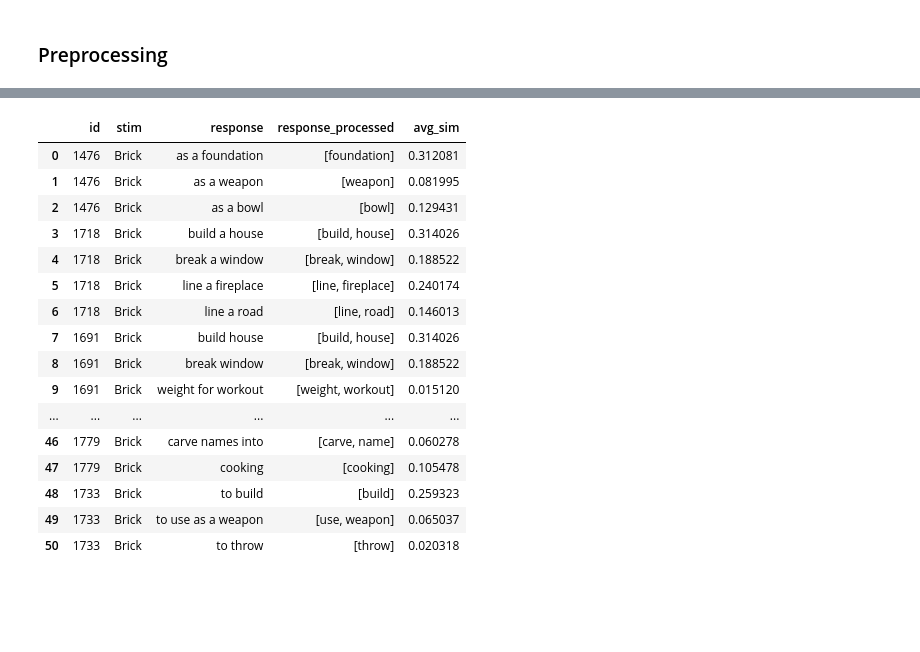
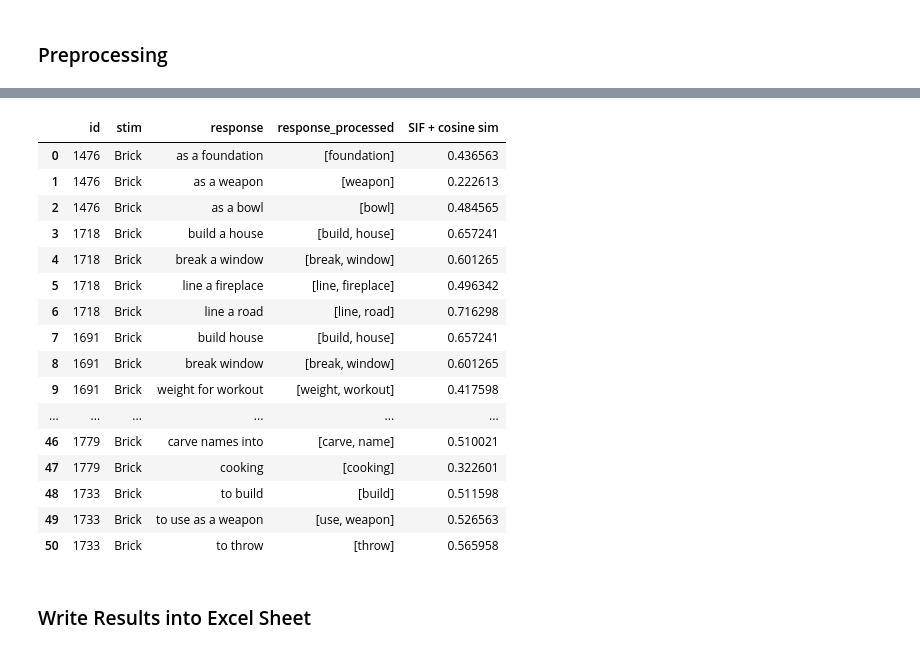
Before and after one commit to DijunQuant/AUT-Scoring, a Jupyter notebook: scripts/novelty_algo.ipynb, the cells around one changed output, grey strips where cells are left out. Saved outputs shown, nothing was run; the diff lists cells and outputs as text; code cells hidden in the pictures; blank space fills up the shorter version.

Commit message:
lots of stuff with sif and writing excel sheets

```diff
--- a/scripts/novelty_algo.ipynb
+++ b/scripts/novelty_algo.ipynb
@@ -115,10 +167 @@ test
-# %%
-# corpus = api.load('text8')
-# word_model = Word2Vec(corpus)
-
-# on pc
-word_model = KeyedVectors.load_word2vec_format("C:/Users/jhec8/Documents/Northwestern_SROP/GoogleNews-vectors-negative300.bin", binary=True)
-
-# on mac
-# word_model = KeyedVectors.load_word2vec_format("/Users/johnhenrycruz/Desktop/Northwestern_SROP/GoogleNews-vectors-negative300.bin", binary=True)
 # %%
@@ -133,35 +255,51 @@ def get_similarity(prompt, list):
+# %%
+# method to calculate cosine similarity
+def get_cosine_similarity(feature_vec_1, feature_vec_2):
+    return cosine_similarity(feature_vec_1.reshape(1, -1), feature_vec_2.reshape(1, -1))[0][0]
+# %%
+def get_similarity_word2vec_sif_cosinesim(prompt, response, word_model):
+    # get the SIF adjusted vectors
+    vectors = get_sif_feature_vectors(prompt, response, word_model)
+    # return the cosine similarity
+    return get_cosine_similarity(vectors[0], vectors[1])
 # %%
-def get_novelty(df, prompt):
-    novel_rating_df = get_cleaned_responses(df)
+def get_novelty_word2vec_sif_cosinesim(df, prompt, stopwords_list, word_model):
+    # clean the responses
+    novel_rating_df = get_cleaned_responses(df, stopwords_list)
     cleaned_responses = novel_rating_df['response_processed'].tolist()
     avg_sim_list = []
 
     # implement algo
+    # pass in clean responses
     for response in cleaned_responses:
-        avg_sim_list.append(get_similarity(prompt, response))
+        # add novelty rating to list
+        avg_sim_list.append(get_similarity_word2vec_sif_cosinesim(prompt, response, word_model))
 
-    novel_rating_df['avg_sim'] = avg_sim_list
+    # add novelty rating list to dataframe
+    novel_rating_df['SIF + cosine sim'] = avg_sim_list
 
     # new column with novelty rating
     return novel_rating_df
-# %%
-data_brick_novelty = get_novelty(data_brick, "brick")
-data_brick_novelty
-# %% [output]
-|  | id | stim | response | response_processed | avg_sim |
-| 0 | 1476 | Brick | as a foundation | [foundation] | 0.312081 |
-| 1 | 1476 | Brick | as a weapon | [weapon] | 0.081995 |
-| 2 | 1476 | Brick | as a bowl | [bowl] | 0.129431 |
-| 3 | 1718 | Brick | build a house | [build, house] | 0.314026 |
-| 4 | 1718 | Brick | break a window | [break, window] | 0.188522 |
-| 5 | 1718 | Brick | line a fireplace | [line, fireplace] | 0.240174 |
-| 6 | 1718 | Brick | line a road | [line, road] | 0.146013 |
-| 7 | 1691 | Brick | build house | [build, house] | 0.314026 |
-| 8 | 1691 | Brick | break window | [break, window] | 0.188522 |
-| 9 | 1691 | Brick | weight for workout | [weight, workout] | 0.015120 |
-| ... | ... | ... | ... | ... | ... |
-| 46 | 1779 | Brick | carve names into | [carve, name] | 0.060278 |
-| 47 | 1779 | Brick | cooking | [cooking] | 0.105478 |
-| 48 | 1733 | Brick | to build | [build] | 0.259323 |
-| 49 | 1733 | Brick | to use as a weapon | [use, weapon] | 0.065037 |
-| 50 | 1733 | Brick | to throw | [throw] | 0.020318 |
+# %%
+data_brick_novelty_word2vec_sif_cosinesim = get_novelty_word2vec_sif_cosinesim(data_brick, "brick", stopwords_spacy, word_model_twitter25)
+data_brick_novelty_word2vec_sif_cosinesim
+# %% [output]
+|  | id | stim | response | response_processed | SIF + cosine sim |
+| 0 | 1476 | Brick | as a foundation | [foundation] | 0.436563 |
+| 1 | 1476 | Brick | as a weapon | [weapon] | 0.222613 |
+| 2 | 1476 | Brick | as a bowl | [bowl] | 0.484565 |
+| 3 | 1718 | Brick | build a house | [build, house] | 0.657241 |
+| 4 | 1718 | Brick | break a window | [break, window] | 0.601265 |
+| 5 | 1718 | Brick | line a fireplace | [line, fireplace] | 0.496342 |
+| 6 | 1718 | Brick | line a road | [line, road] | 0.716298 |
+| 7 | 1691 | Brick | build house | [build, house] | 0.657241 |
+| 8 | 1691 | Brick | break window | [break, window] | 0.601265 |
+| 9 | 1691 | Brick | weight for workout | [weight, workout] | 0.417598 |
+| ... | ... | ... | ... | ... | ... |
+| 46 | 1779 | Brick | carve names into | [carve, name] | 0.510021 |
+| 47 | 1779 | Brick | cooking | [cooking] | 0.322601 |
+| 48 | 1733 | Brick | to build | [build] | 0.511598 |
+| 49 | 1733 | Brick | to use as a weapon | [use, weapon] | 0.526563 |
+| 50 | 1733 | Brick | to throw | [throw] | 0.565958 |
+# %% [markdown]
+### Write Results into Excel Sheet
```
Also changed, not shown: parts of 24 cells of this notebook, 2 other files.
